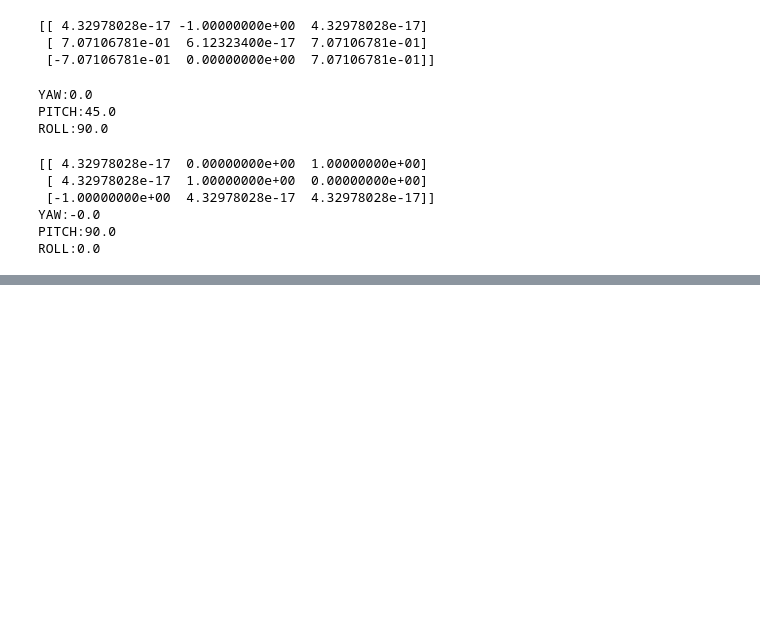
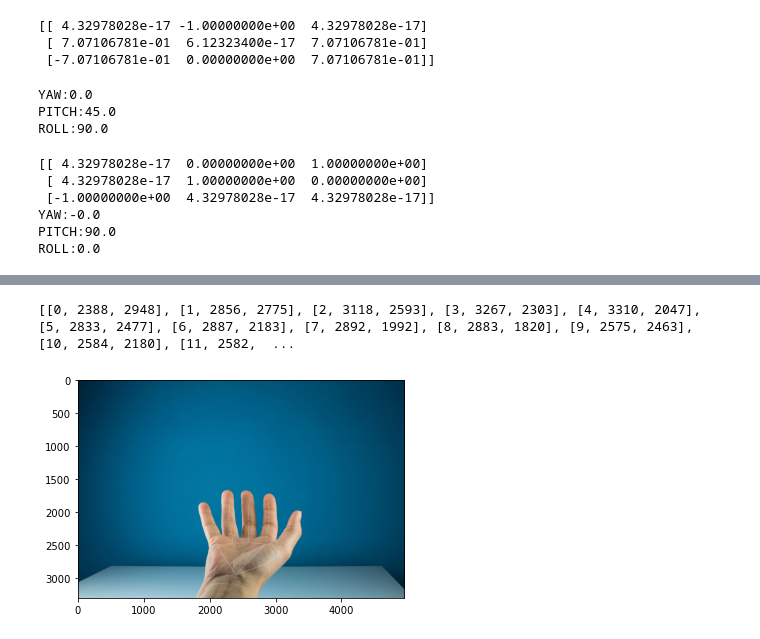
Before and after one commit to e-candeloro/Python-OpenCV-Utils, a Jupyter notebook: Demo_Notebook.ipynb, the cells around one changed output, grey strips where cells are left out. Drawn from its saved outputs; the diff is of its cells as text; code cells hidden in the pictures; blank space fills up the shorter version.

```diff
--- a/Demo_Notebook.ipynb
+++ b/Demo_Notebook.ipynb
@@ -121,0 +137,9 @@ ROLL:0.0
+# %%
+img = detector.findHands(img, draw=True)
+img_rgb = cv2.cvtColor(img, cv2.COLOR_BGR2RGB)
+hand_lmlist = detector.findHandPosition(img, hand_num=0, draw=True)
+plt.imshow(img_rgb)
+print(hand_lmlist)
+# %% [output]
+[[0, 2388, 2948], [1, 2856, 2775], [2, 3118, 2593], [3, 3267, 2303], [4, 3310, 2047], [5, 2833, 2477], [6, 2887, 2183], [7, 2892, 1992], [8, 2883, 1820], [9, 2575, 2463], [10, 2584, 2180], [11, 2582,  ...
+[figure, added]
```
Also changed, not shown: parts of 5 cells of this notebook, 2 other files.
